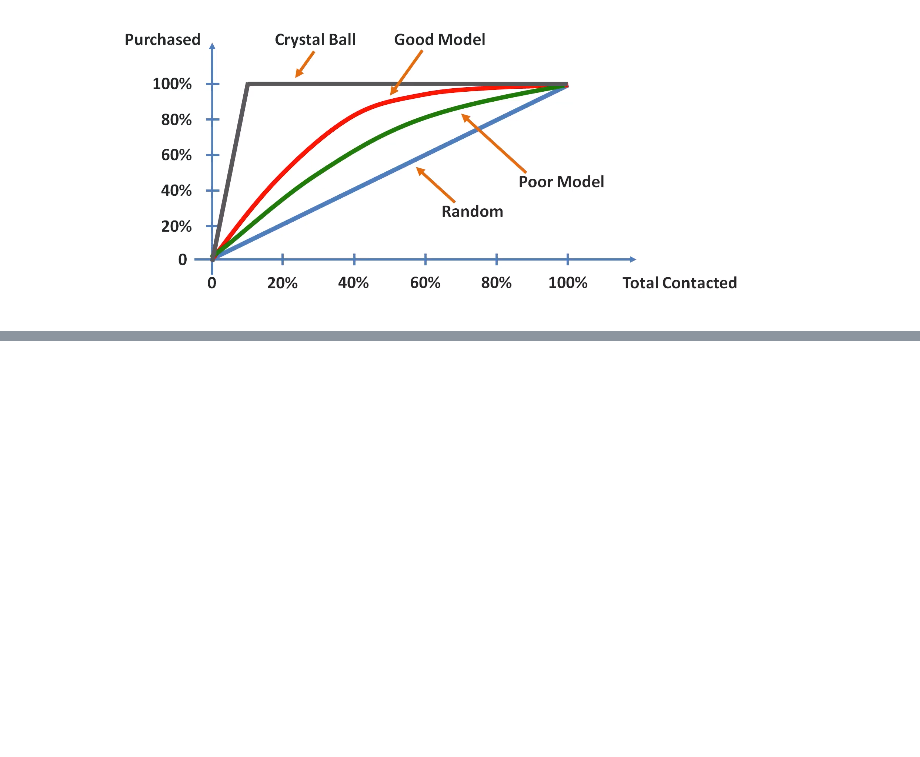
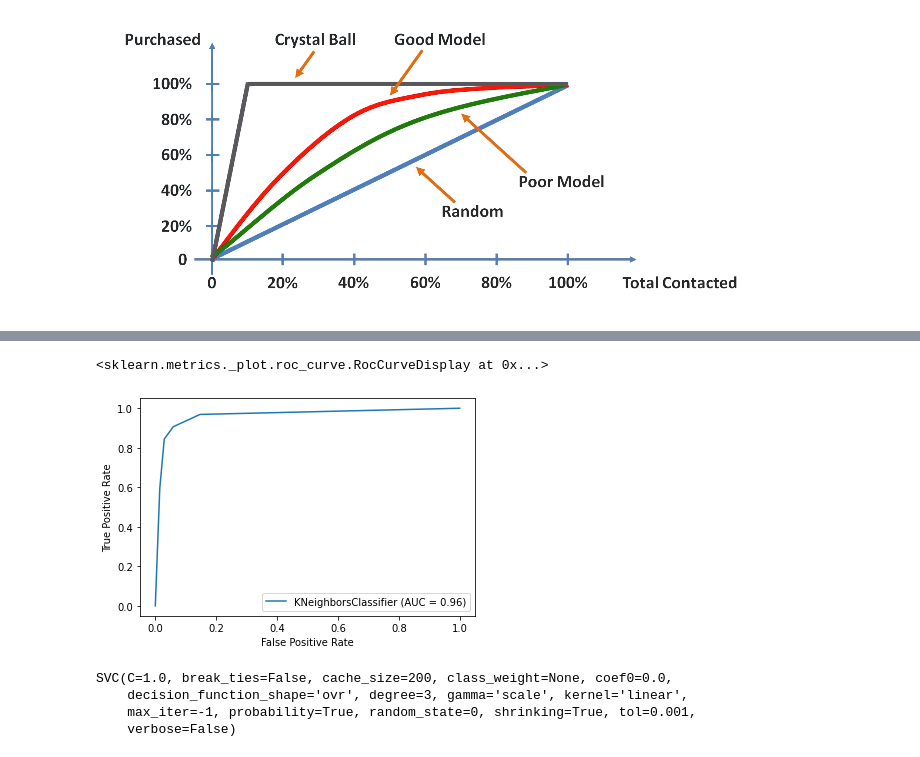
Before and after one commit to gauravpks/ml-repo, a Jupyter notebook: Model Selection _ Boosting/CAP-ROC-AUC.ipynb, the cells around one changed output, grey strips where cells are left out. Drawn from its saved outputs; the diff is of its cells as text; code cells hidden in the pictures; blank space fills up the shorter version.

```diff
--- a/Model Selection _ Boosting/CAP-ROC-AUC.ipynb
+++ b/Model Selection _ Boosting/CAP-ROC-AUC.ipynb
@@ -20,0 +67,7 @@ This line is called the Cumulative Average Profile of your model. Higher the are
+# %%
+dataset = pd.read_csv('https://raw.githubusercontent.com/gauravpks/ml-repo/master/Part%203%20-%20Classification/Logistic%20Regression/Social_Network_Ads.csv')
+X = dataset.iloc[:, :-1].values
+y = dataset.iloc[:, -1].values
+# %%
+from sklearn.model_selection import train_test_split
+X_train, X_test, y_train, y_test = train_test_split(X, y, test_size = 0.25, random_state = 0)
@@ -20,0 +111,15 @@ This line is called the Cumulative Average Profile of your model. Higher the are
+# %%
+from sklearn import  metrics
+metrics.plot_roc_curve(classifier_KNN, X_test, y_test)
+# %% [output]
+<sklearn.metrics._plot.roc_curve.RocCurveDisplay at 0x...>
+[figure, added]
+# %%
+from sklearn.svm import SVC
+classifier_SVC = SVC(kernel = 'linear', random_state = 0, probability=True)
+classifier_SVC.fit(X_train, y_train)
+# %% [output]
+SVC(C=1.0, break_ties=False, cache_size=200, class_weight=None, coef0=0.0,
+    decision_function_shape='ovr', degree=3, gamma='scale', kernel='linear',
+    max_iter=-1, probability=True, random_state=0, shrinking=True, tol=0.001,
+    verbose=False)
```
Also changed, not shown: parts of 36 cells of this notebook.
